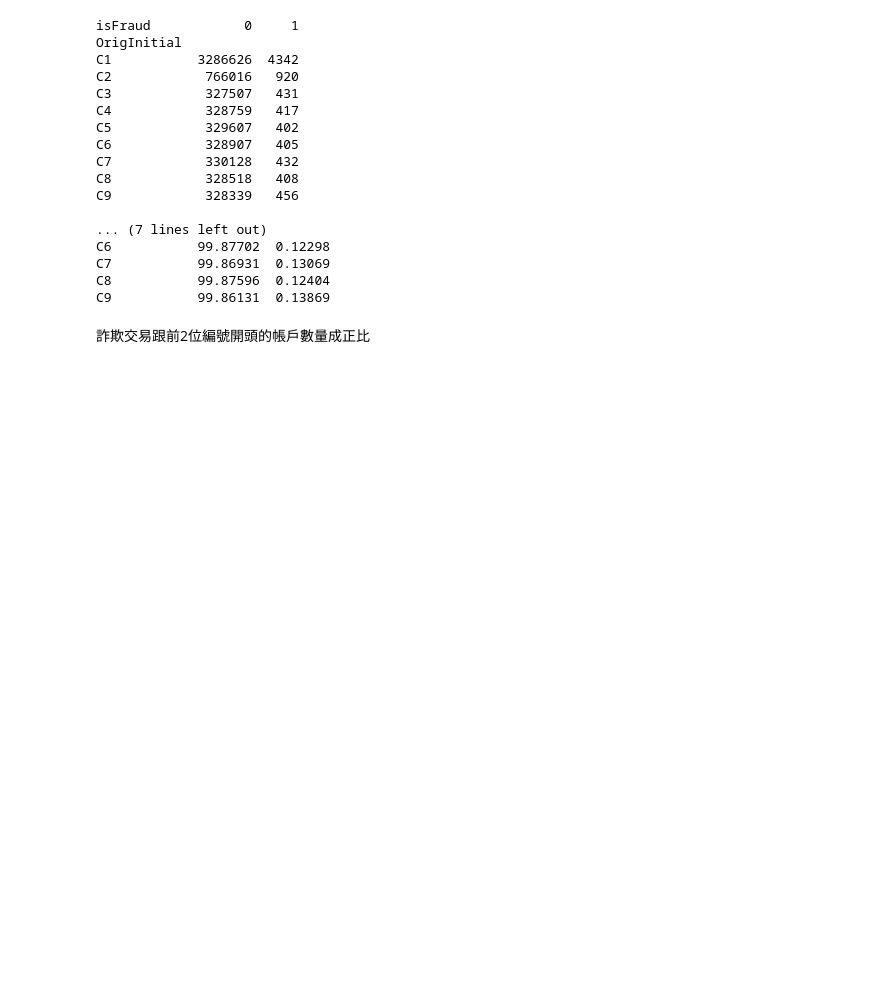
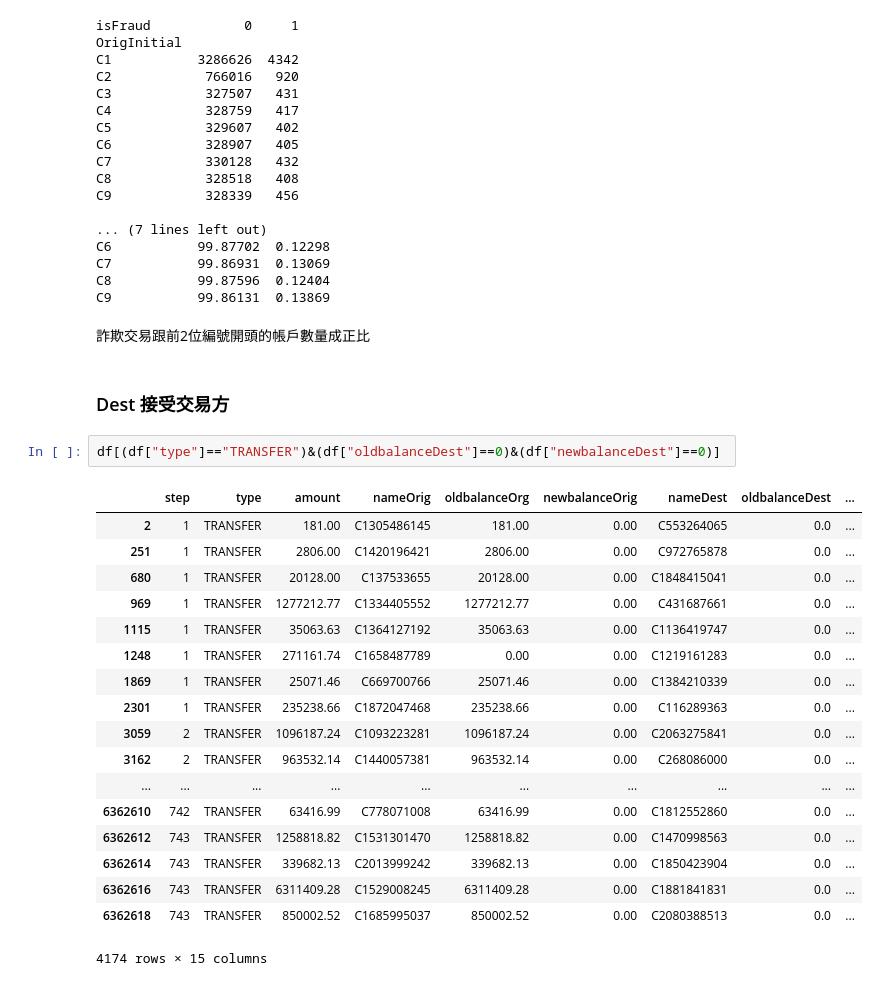
Before and after one commit to 07571026/data-mining, a Jupyter notebook: HW1/decision tree.ipynb, the cells around one changed output. Saved outputs shown, nothing was run; the diff lists cells and outputs as text; blank space fills up the shorter version.

```diff
--- a/HW1/decision tree.ipynb
+++ b/HW1/decision tree.ipynb
@@ -478,3 +478,26 @@ C8           99.87596  0.12404
 C9           99.86131  0.13869
 # %% [markdown]
 詐欺交易跟前2位編號開頭的帳戶數量成正比
+# %% [markdown]
+### Dest 接受交易方
+# %%
+df[(df["type"]=="TRANSFER")&(df["oldbalanceDest"]==0)&(df["newbalanceDest"]==0)]
+# %% [output]
+|  | step | type | amount | nameOrig | oldbalanceOrg | newbalanceOrig | nameDest | oldbalanceDest | ... |
+| 2 | 1 | TRANSFER | 181.00 | C1305486145 | 181.00 | 0.00 | C553264065 | 0.0 | ... |
+| 251 | 1 | TRANSFER | 2806.00 | C1420196421 | 2806.00 | 0.00 | C972765878 | 0.0 | ... |
+| 680 | 1 | TRANSFER | 20128.00 | C137533655 | 20128.00 | 0.00 | C1848415041 | 0.0 | ... |
+| 969 | 1 | TRANSFER | 1277212.77 | C1334405552 | 1277212.77 | 0.00 | C431687661 | 0.0 | ... |
+| 1115 | 1 | TRANSFER | 35063.63 | C1364127192 | 35063.63 | 0.00 | C1136419747 | 0.0 | ... |
+| 1248 | 1 | TRANSFER | 271161.74 | C1658487789 | 0.00 | 0.00 | C1219161283 | 0.0 | ... |
+| 1869 | 1 | TRANSFER | 25071.46 | C669700766 | 25071.46 | 0.00 | C1384210339 | 0.0 | ... |
+| 2301 | 1 | TRANSFER | 235238.66 | C1872047468 | 235238.66 | 0.00 | C116289363 | 0.0 | ... |
+| 3059 | 2 | TRANSFER | 1096187.24 | C1093223281 | 1096187.24 | 0.00 | C2063275841 | 0.0 | ... |
+| 3162 | 2 | TRANSFER | 963532.14 | C1440057381 | 963532.14 | 0.00 | C268086000 | 0.0 | ... |
+| ... | ... | ... | ... | ... | ... | ... | ... | ... | ... |
+| 6362610 | 742 | TRANSFER | 63416.99 | C778071008 | 63416.99 | 0.00 | C1812552860 | 0.0 | ... |
+| 6362612 | 743 | TRANSFER | 1258818.82 | C1531301470 | 1258818.82 | 0.00 | C1470998563 | 0.0 | ... |
+| 6362614 | 743 | TRANSFER | 339682.13 | C2013999242 | 339682.13 | 0.00 | C1850423904 | 0.0 | ... |
+| 6362616 | 743 | TRANSFER | 6311409.28 | C1529008245 | 6311409.28 | 0.00 | C1881841831 | 0.0 | ... |
+| 6362618 | 743 | TRANSFER | 850002.52 | C1685995037 | 850002.52 | 0.00 | C2080388513 | 0.0 | ... |
+4174 rows × 15 columns
```
Also changed, not shown: parts of 4 cells of this notebook.
